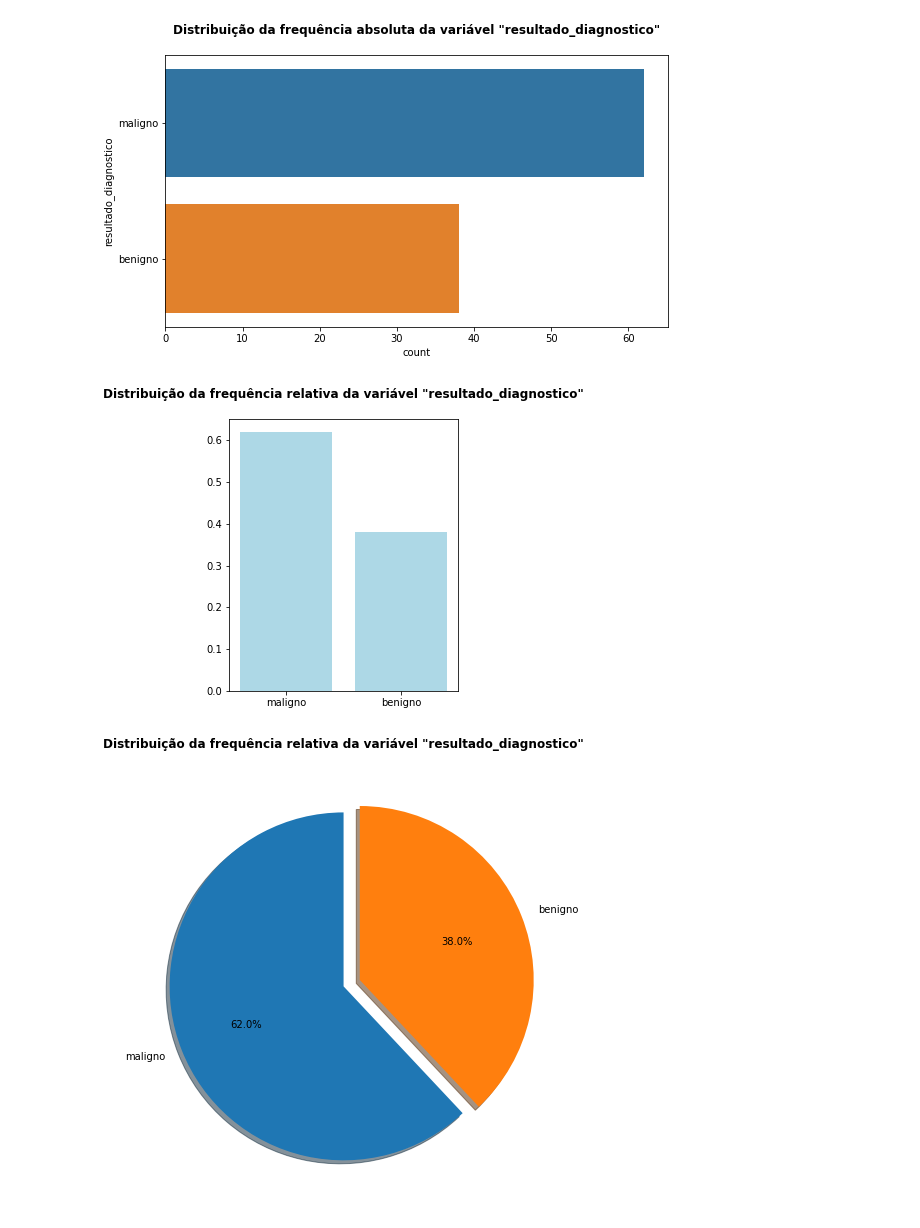
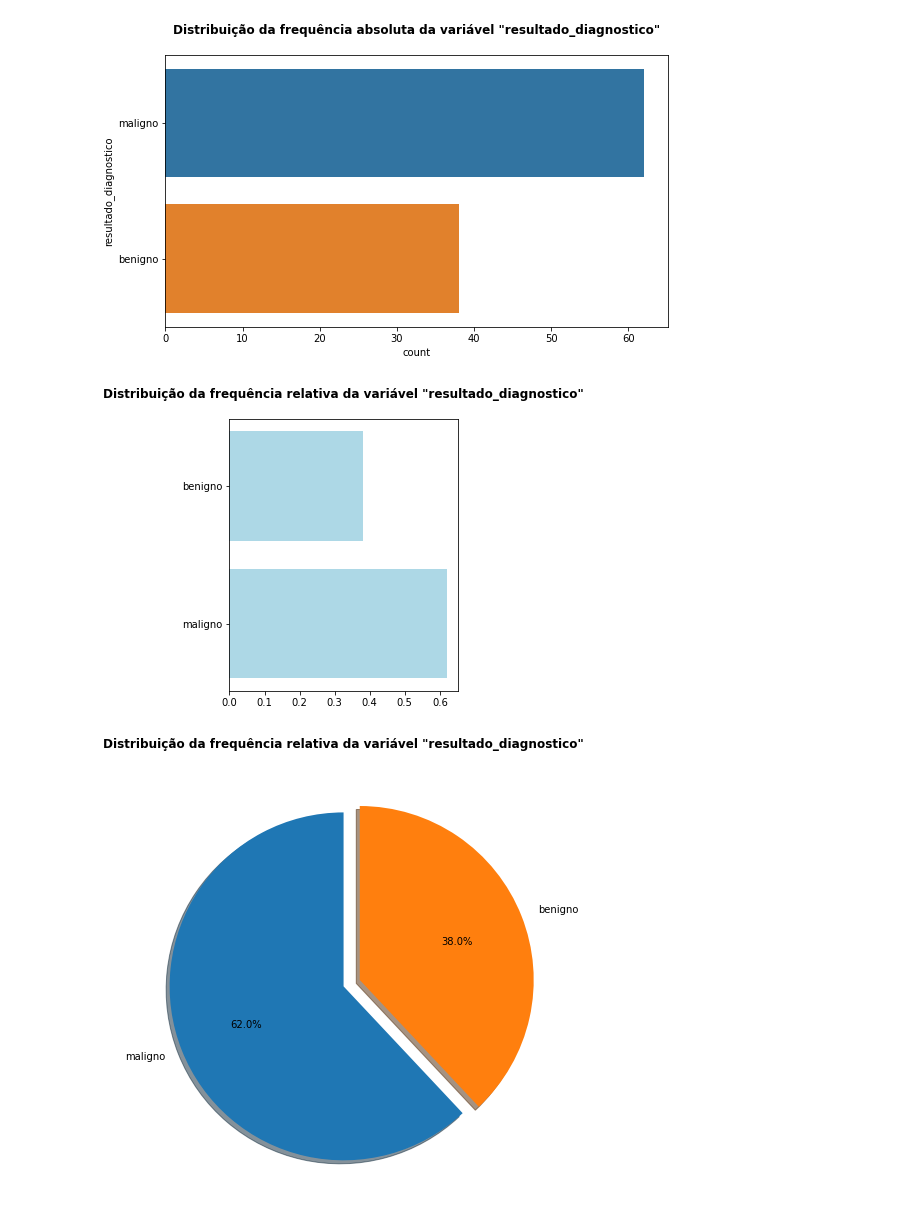
Before and after one commit to FGalvao77/Identificando-cancer-de-prostata-com-tecnicas-de-ML, a Jupyter notebook: Identificando_câncer_de_próstata_com_técnicas_de_ML.ipynb, the cells around one changed output. Cells and saved outputs as stored; diff of their text form; code cells hidden in the pictures.

```diff
--- a/Identificando_câncer_de_próstata_com_técnicas_de_ML.ipynb
+++ b/Identificando_câncer_de_próstata_com_técnicas_de_ML.ipynb
@@ -215,14 +215,14 @@ sns.countplot(data=data, y='resultado_diagnostico');
 # %%
 # visualizando a distribuição da frequência relativa dos dados na variável "resultado_diagnostico"
 plt.figure(figsize=[9, 5])
 plt.subplot(1,2,2)
-plt.bar(data['resultado_diagnostico'].unique(),
+plt.barh(data['resultado_diagnostico'].unique(),
         data['resultado_diagnostico'].value_counts(normalize=True), color = 'lightblue')
 plt.title('Distribuição da frequência relativa da variável "resultado_diagnostico"\n',
           {'fontsize': 12,'fontweight': 'bold'})
 plt.show();
 # %% [output]
-[figure, old version]
+[figure, new version]
 # %%
 # plotando gráfico de torta da variável "resultado_diagnostico"
 vals = data['resultado_diagnostico'].value_counts()
```
Also changed, not shown: parts of 4 cells of this notebook.
